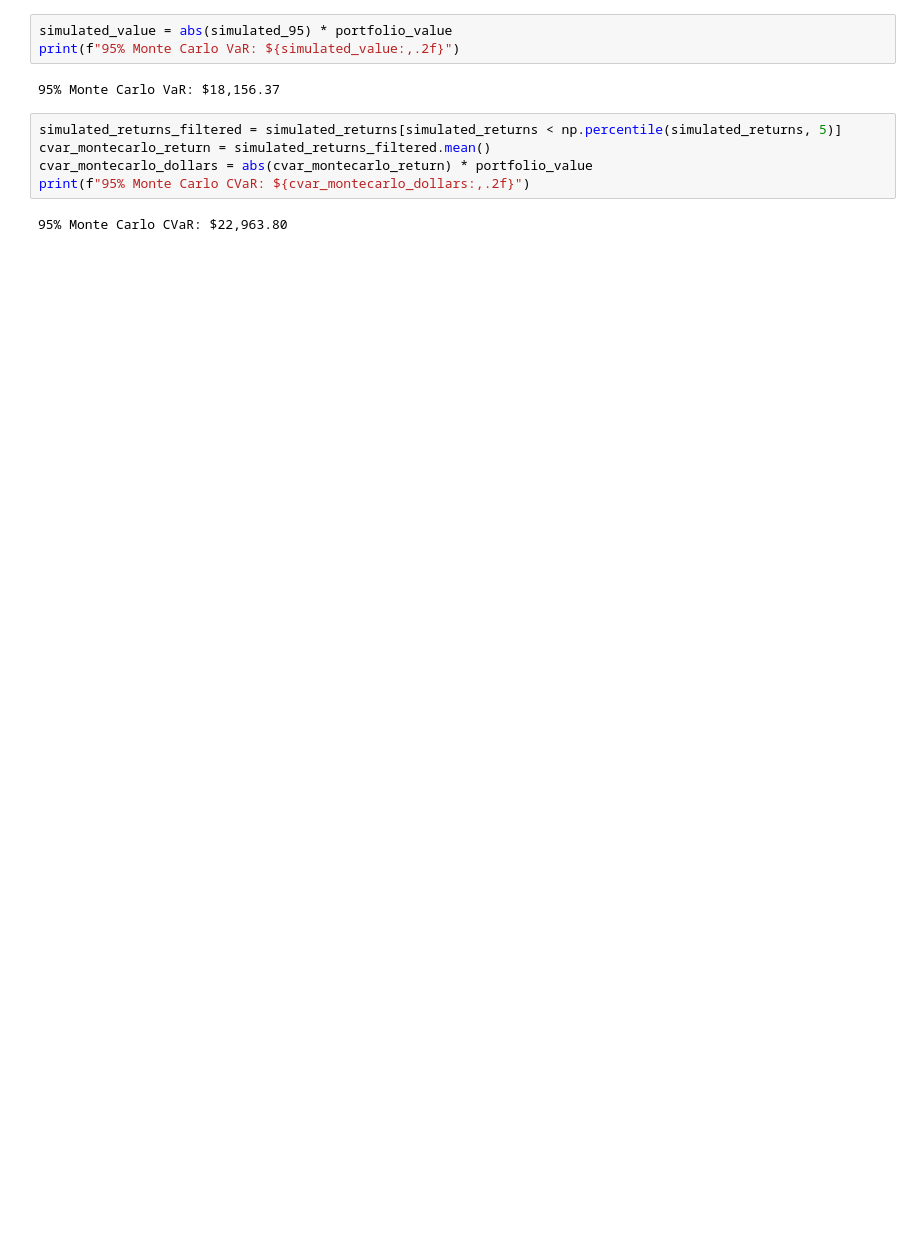
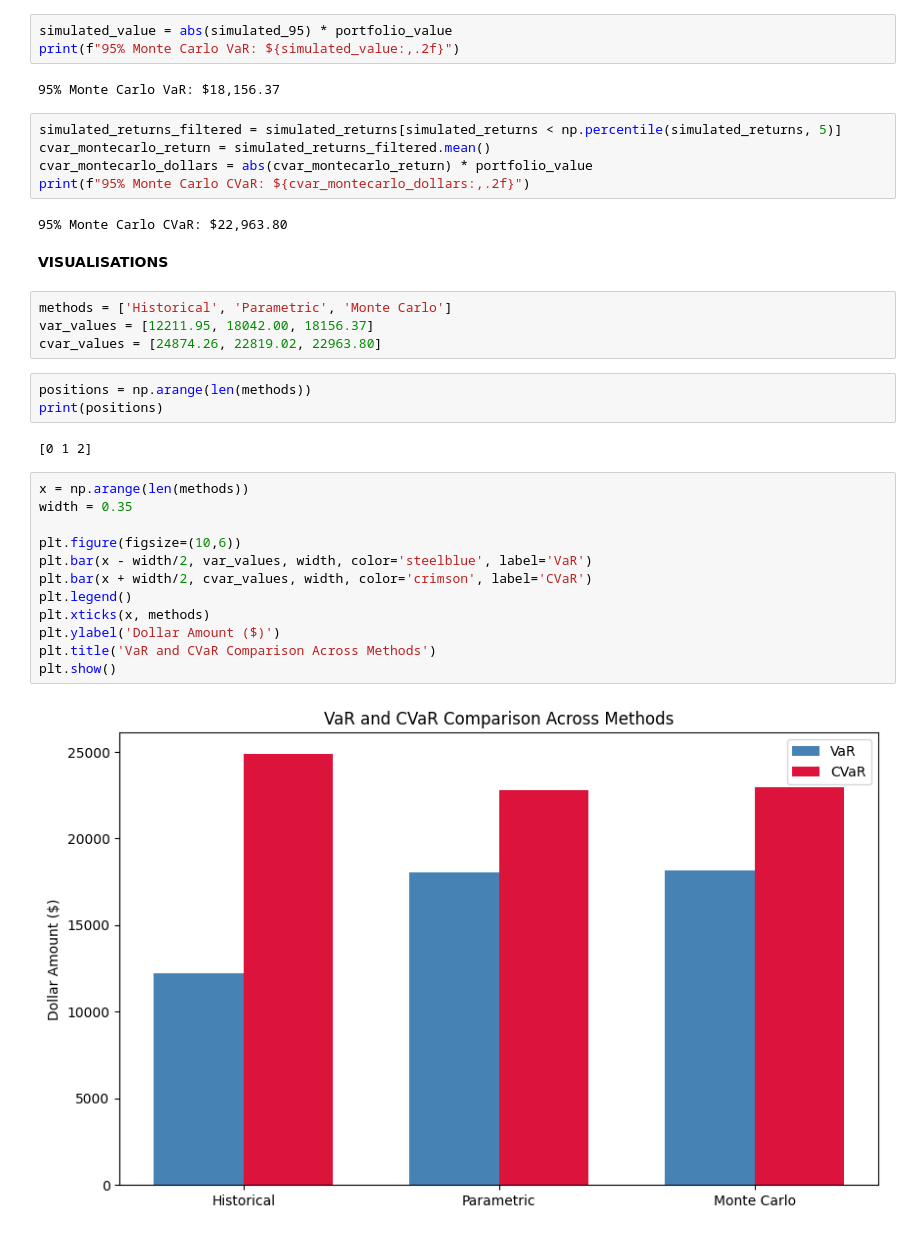
Before and after one commit to snehilkejriwal-exp19/portfolio-risk-management, a Jupyter notebook: VaR_CVaR.ipynb, the cells around one changed output. Saved outputs shown, nothing was run; the diff lists cells and outputs as text; blank space fills up the shorter version.

```diff
--- a/VaR_CVaR.ipynb
+++ b/VaR_CVaR.ipynb
@@ -294,3 +294,28 @@ cvar_montecarlo_dollars = abs(cvar_montecarlo_return) * portfolio_value
 print(f"95% Monte Carlo CVaR: ${cvar_montecarlo_dollars:,.2f}")
 # %% [output]
 95% Monte Carlo CVaR: $22,963.80
+# %% [markdown]
+**VISUALISATIONS**
+# %%
+methods = ['Historical', 'Parametric', 'Monte Carlo']
+var_values = [12211.95, 18042.00, 18156.37]
+cvar_values = [24874.26, 22819.02, 22963.80]
+# %%
+positions = np.arange(len(methods))
+print(positions)
+# %% [output]
+[0 1 2]
+# %%
+x = np.arange(len(methods))
+width = 0.35
+
+plt.figure(figsize=(10,6))
+plt.bar(x - width/2, var_values, width, color='steelblue', label='VaR')
+plt.bar(x + width/2, cvar_values, width, color='crimson', label='CVaR')
+plt.legend()
+plt.xticks(x, methods)
+plt.ylabel('Dollar Amount ($)')
+plt.title('VaR and CVaR Comparison Across Methods')
+plt.show()
+# %% [output]
+[figure, added]
```
Also changed, not shown: parts of 14 cells of this notebook.
